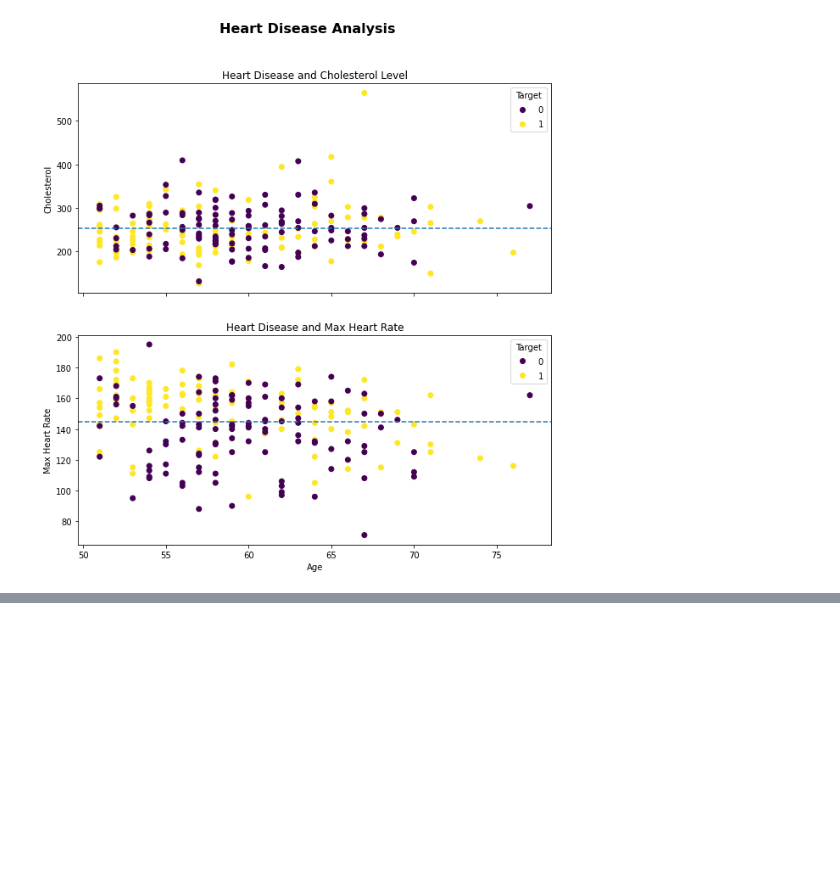
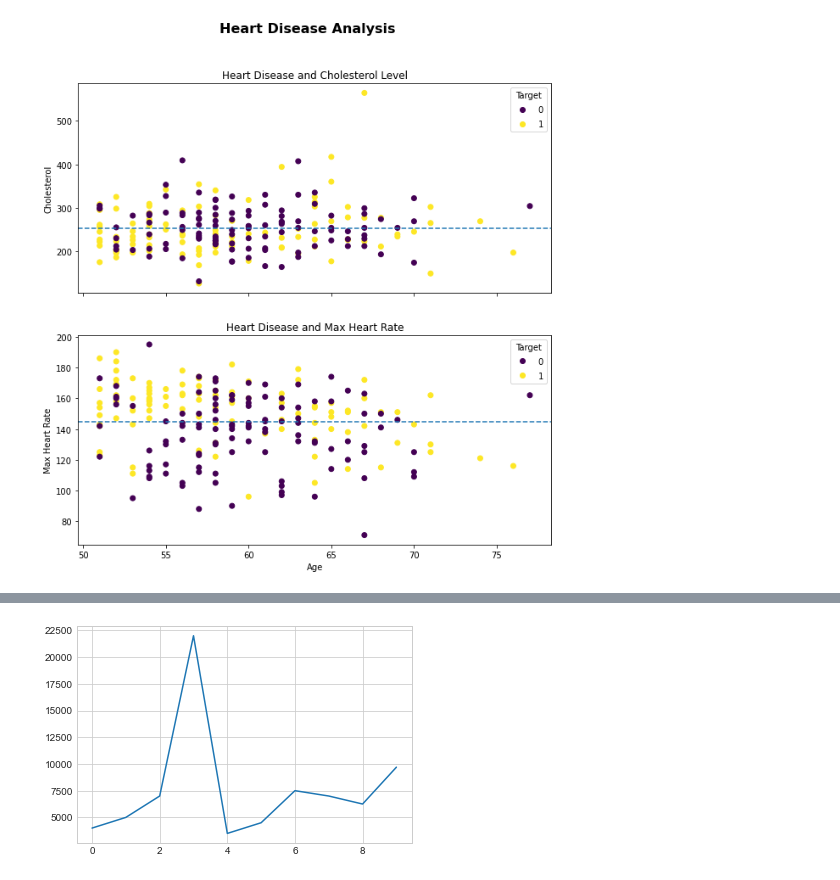
Before and after one commit to AndreyCesarVilacha/PandasNumPy, a Jupyter notebook: Introduction to Matplotlib.ipynb, the cells around one changed output, grey strips where cells are left out. Saved outputs shown, nothing was run; the diff lists cells and outputs as text; code cells hidden in the pictures; blank space fills up the shorter version.

```diff
--- a/Introduction to Matplotlib.ipynb
+++ b/Introduction to Matplotlib.ipynb
@@ -443,0 +485,6 @@ fig.suptitle("Heart Disease Analysis", fontsize=16, fontweight="bold");
+# %%
+plt.style.use('seaborn-whitegrid')
+# %%
+car_sales["Price"].plot();
+# %% [output]
+[figure, added]
```
Also changed, not shown: parts of 11 cells of this notebook.
